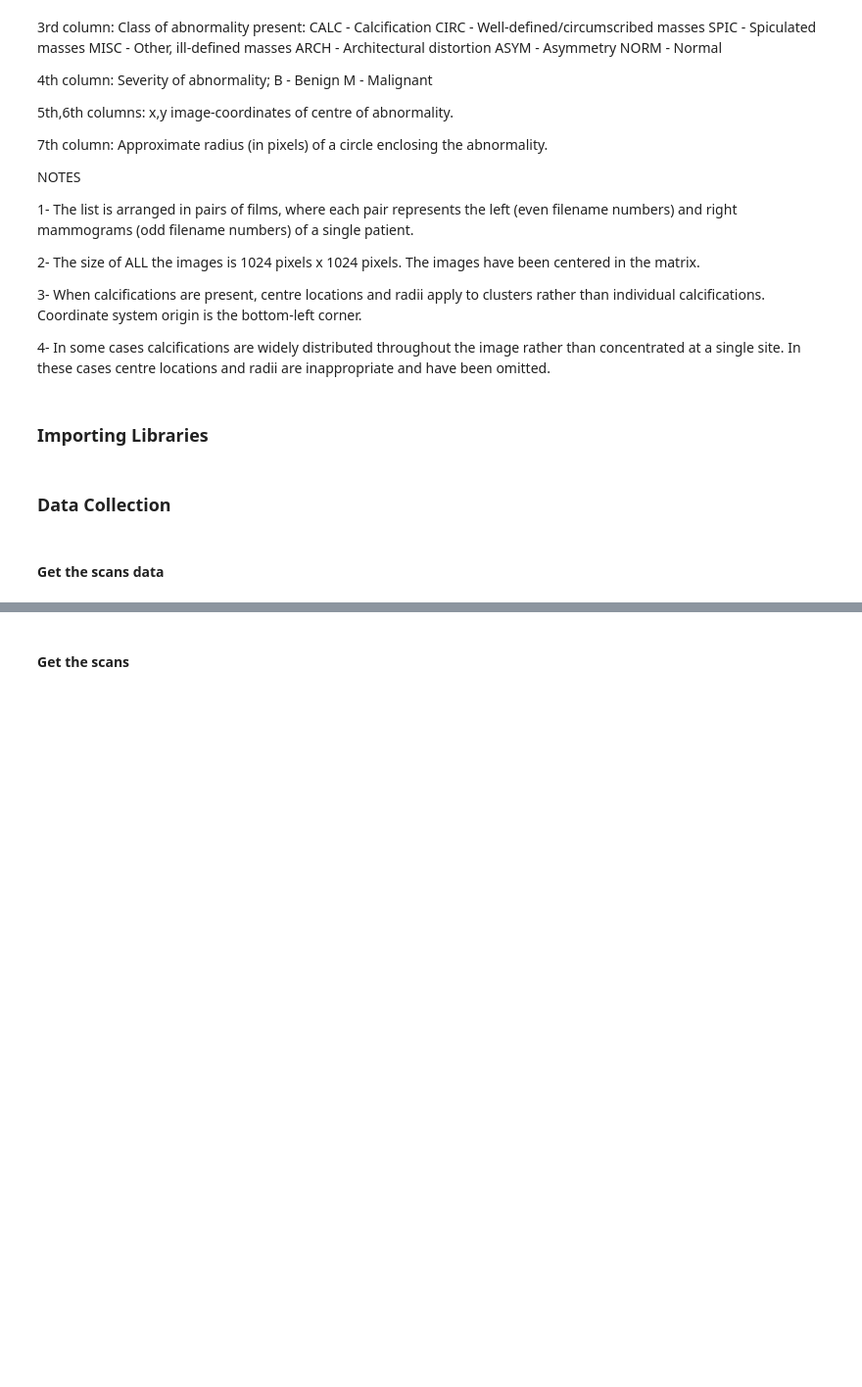
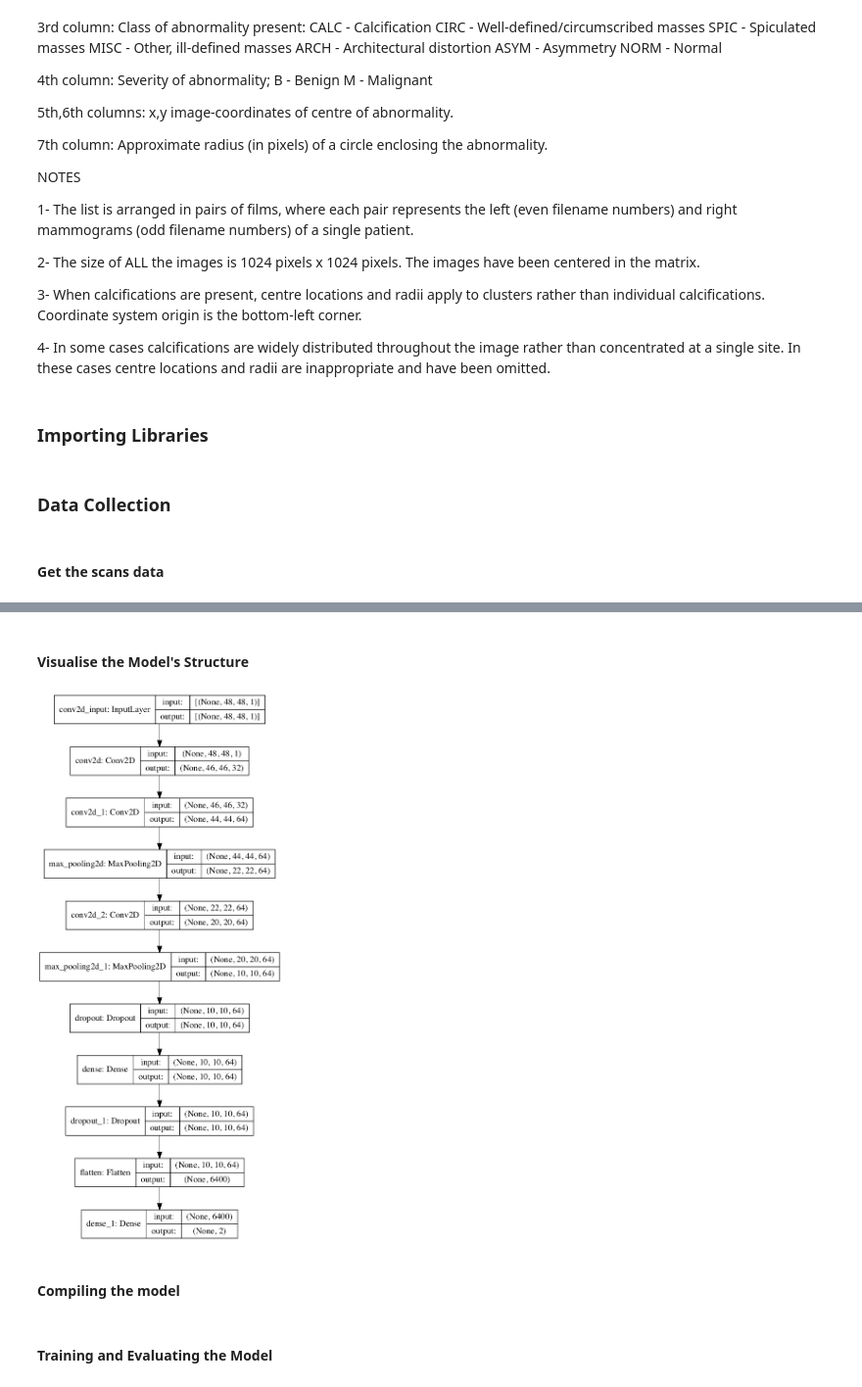
Before and after one commit to cpoles/data_science, a Jupyter notebook: projects/machine_learning/deep_learning/mias_mammography/notebooks/mias_mammography.ipynb, the cells around one changed output, grey strips where cells are left out. Shown at 98% size. Cells and saved outputs as stored; diff of their text form; code cells hidden in the pictures; blank space fills up the shorter version.

```diff
--- a/projects/machine_learning/deep_learning/mias_mammography/notebooks/mias_mammography.ipynb
+++ b/projects/machine_learning/deep_learning/mias_mammography/notebooks/mias_mammography.ipynb
@@ -101,0 +267,19 @@ mammo.columns = ['refnum', 'bg', 'ab_class', 'severity', 'x', 'y', 'radius']
+# %%
+cnn_calc = Sequential()
+# first layer
+cnn_calc.add(Conv2D(32, kernel_size=(3, 3),activation='relu',input_shape=(48, 48, 1)))
+cnn_calc.add(Conv2D(64, kernel_size=(3,3),activation='relu'))
+cnn_calc.add(MaxPool2D(pool_size=(2, 2)))
+
+cnn_calc.add(Conv2D(64, kernel_size=(3,3),activation='relu'))
+cnn_calc.add(MaxPool2D(pool_size=(2, 2)))
+cnn_calc.add(Dropout(0.25))
+# Add dense layer to reduce the number of features
+cnn_calc.add(Dense(64, activation='relu'))
+cnn_calc.add(Dropout(0.25))
+# flattening results
+cnn_calc.add(Flatten())
+# Dense layer to produce final output
+cnn_calc.add(Dense(2, activation='softmax'))
+# print summary
+cnn_calc.summary()
@@ -102,2 +304,9 @@ mammo.columns = ['refnum', 'bg', 'ab_class', 'severity', 'x', 'y', 'radius']
+# %% [markdown]
+#### Visualise the Model's Structure
+# %%
+plot_model(cnn_calc, to_file='convnet.png', show_shapes=True, show_layer_names=True)
+Image(filename='convnet.png')
+# %% [output]
+[figure, added]
 # %% [markdown]
-#### Get the scans
+#### Compiling the model
@@ -103,0 +318,2 @@ mammo.columns = ['refnum', 'bg', 'ab_class', 'severity', 'x', 'y', 'radius']
+# %% [markdown]
+#### Training and Evaluating the Model
```
Also changed, not shown: parts of 34 cells of this notebook, 2 other files.
